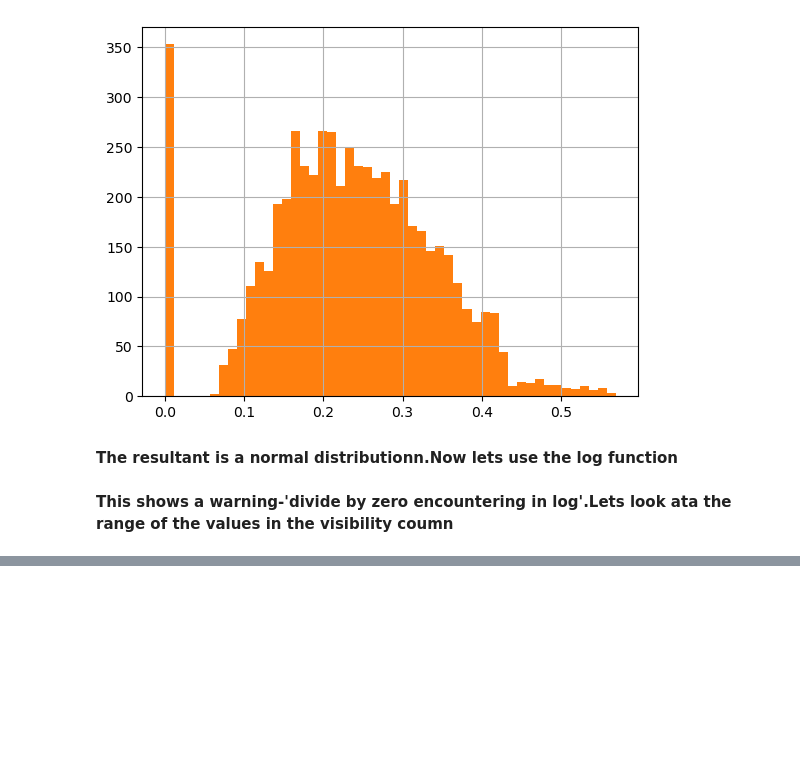
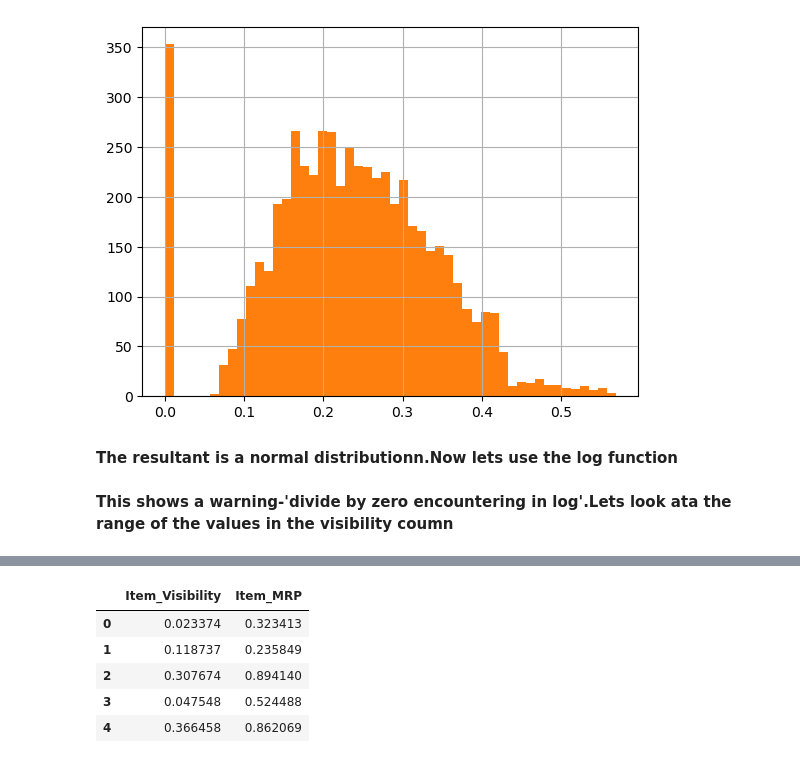
Before and after one commit to CyberWol-12/feature-encoding-techniques, a Jupyter notebook: feature-encoding-techniques.ipynb, the cells around one changed output, grey strips where cells are left out. Cells and saved outputs as stored; diff of their text form; code cells hidden in the pictures; blank space fills up the shorter version.

```diff
--- a/feature-encoding-techniques.ipynb
+++ b/feature-encoding-techniques.ipynb
@@ -361,0 +404,13 @@ item_visibility_log = np.log(bigmart['Item_Visibility'])
+# %%
+scaler = MinMaxScaler()
+data = bigmart[['Item_Visibility','Item_MRP']]
+scaled_data = scaler.fit_transform(data)
+scaled_data = pd.DataFrame(scaled_data,columns=['Item_Visibility','Item_MRP'])
+scaled_data.head()
+# %% [output]
+|  | Item_Visibility | Item_MRP |
+| 0 | 0.023374 | 0.323413 |
+| 1 | 0.118737 | 0.235849 |
+| 2 | 0.307674 | 0.894140 |
+| 3 | 0.047548 | 0.524488 |
+| 4 | 0.366458 | 0.862069 |
```
Also changed, not shown: parts of 10 cells of this notebook.
